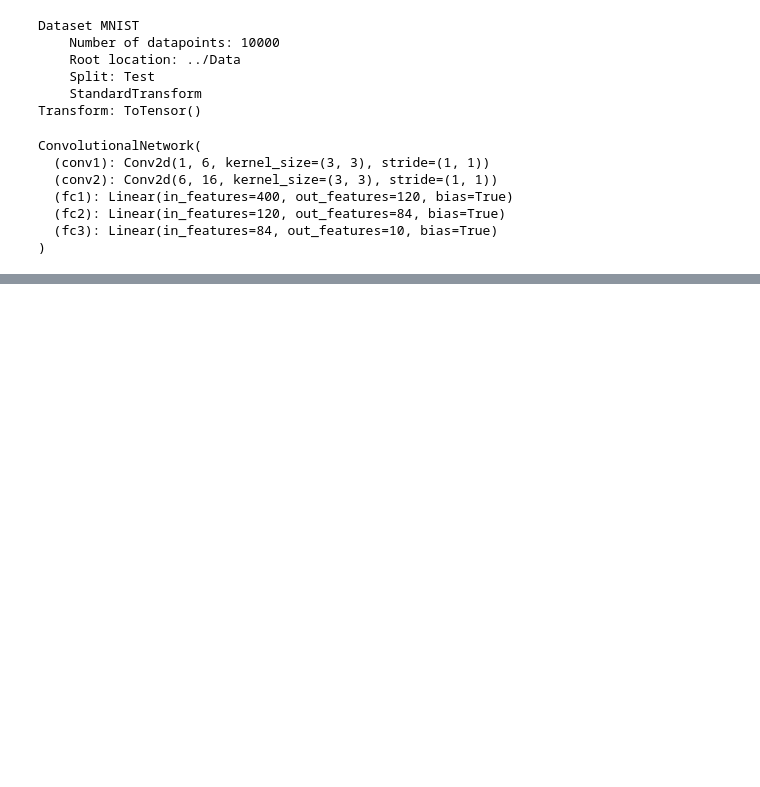
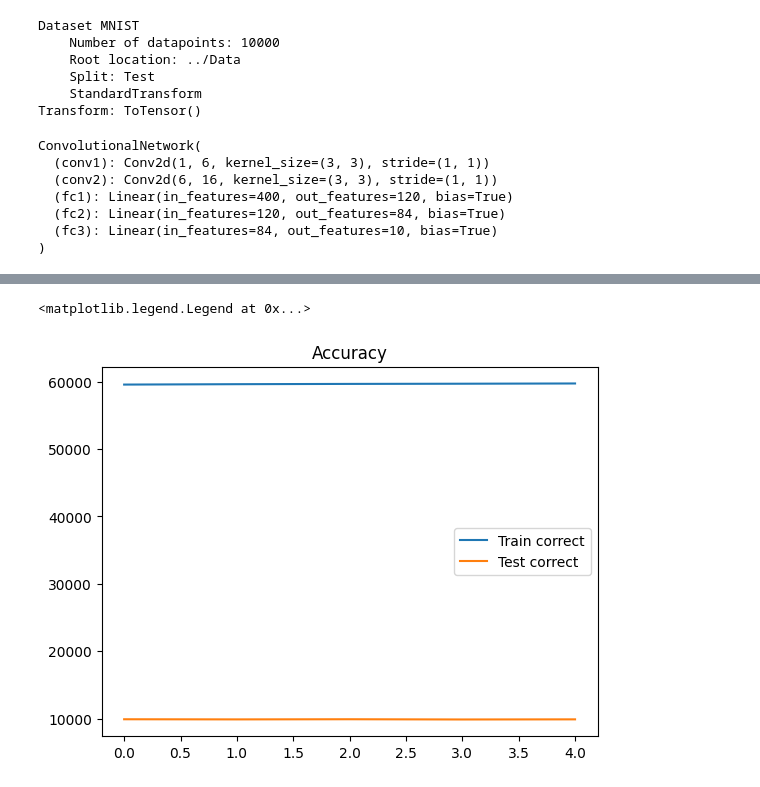
Before and after one commit to Chosencodes/Medical-Imaging-Projects, a Jupyter notebook: Classwork/MNIST.ipynb, the cells around one changed output, grey strips where cells are left out. Cells and saved outputs as stored; diff of their text form; code cells hidden in the pictures; blank space fills up the shorter version.

```diff
--- a/Classwork/MNIST.ipynb
+++ b/Classwork/MNIST.ipynb
@@ -151,3 +187,11 @@ plt.legend()
+# %%
+plt.plot(train_correct, label="Train correct")
+plt.plot(test_correct, label="Test correct")
+plt.title("Accuracy")
+plt.legend()
+# %% [output]
+<matplotlib.legend.Legend at 0x...>
+[figure, added]
 # %%
 new = DataLoader(test_data,batch_size=10000,shuffle=False)
 
```
Also changed, not shown: parts of 5 cells of this notebook.
